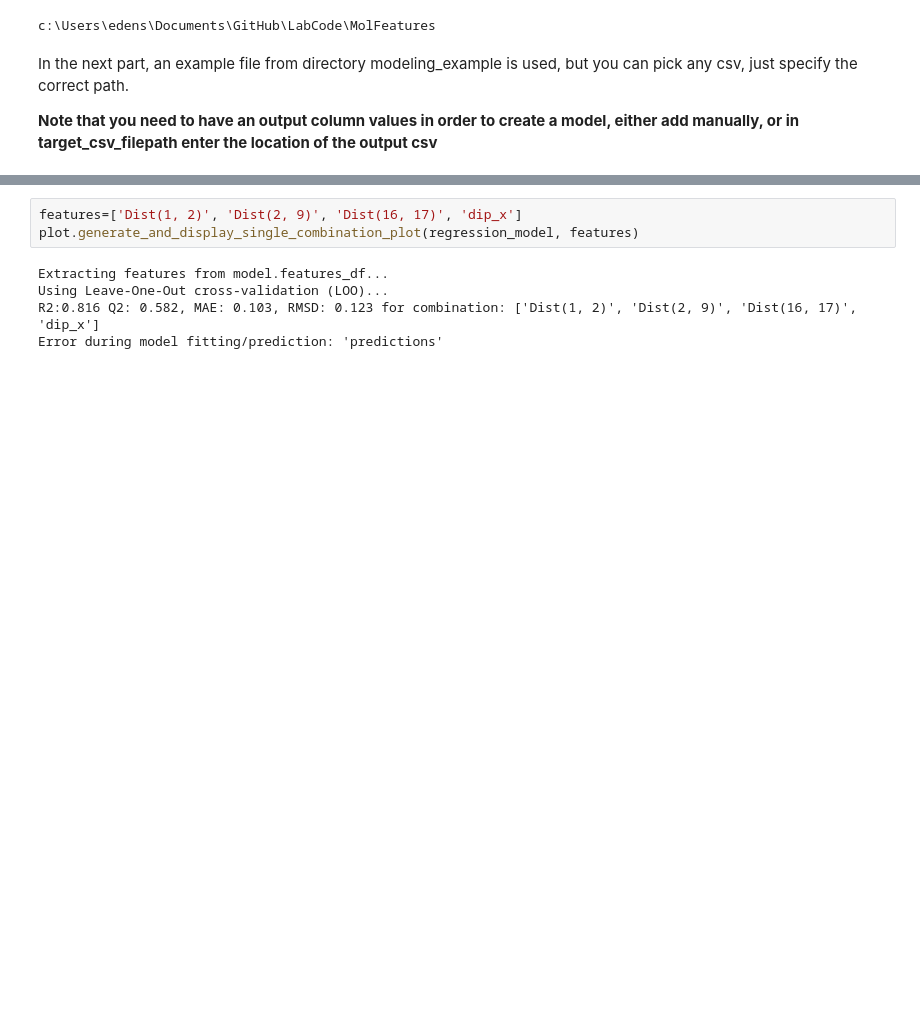
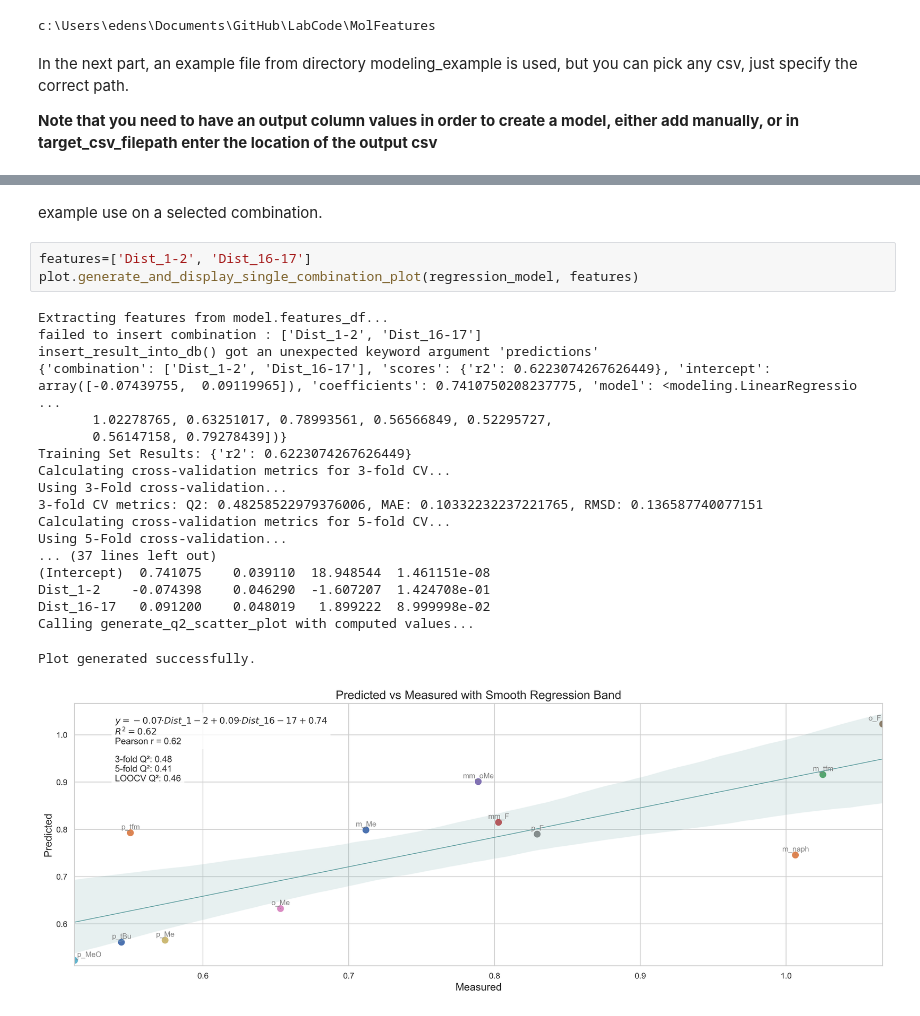
Before and after one commit to edenspec2/labcode_updated, a Jupyter notebook: MolFeatures/Practical_Notebook_Modeling.ipynb, the cells around one changed output, grey strips where cells are left out. Saved outputs shown, nothing was run; the diff lists cells and outputs as text; blank space fills up the shorter version.

```diff
--- a/MolFeatures/Practical_Notebook_Modeling.ipynb
+++ b/MolFeatures/Practical_Notebook_Modeling.ipynb
@@ -130,8 +118,25 @@ R2:0.750 Q2: 0.436, MAE: 0.101, RMSD: 0.143 for combination: ('cross', '-1-10-',
+# %% [markdown]
+example use on a selected combination.
 # %%
-features=['Dist(1, 2)', 'Dist(2, 9)', 'Dist(16, 17)', 'dip_x']
+features=['Dist_1-2', 'Dist_16-17']
 plot.generate_and_display_single_combination_plot(regression_model, features)
 # %% [output]
 Extracting features from model.features_df...
-Using Leave-One-Out cross-validation (LOO)...
-R2:0.816 Q2: 0.582, MAE: 0.103, RMSD: 0.123 for combination: ['Dist(1, 2)', 'Dist(2, 9)', 'Dist(16, 17)', 'dip_x']
-Error during model fitting/prediction: 'predictions'
+failed to insert combination : ['Dist_1-2', 'Dist_16-17']
+insert_result_into_db() got an unexpected keyword argument 'predictions'
+{'combination': ['Dist_1-2', 'Dist_16-17'], 'scores': {'r2': 0.6223074267626449}, 'intercept': array([-0.07439755,  0.09119965]), 'coefficients': 0.7410750208237775, 'model': <modeling.LinearRegressio ...
+       1.02278765, 0.63251017, 0.78993561, 0.56566849, 0.52295727,
+       0.56147158, 0.79278439])}
+Training Set Results: {'r2': 0.6223074267626449}
+Calculating cross-validation metrics for 3-fold CV...
+Using 3-Fold cross-validation...
+3-fold CV metrics: Q2: 0.48258522979376006, MAE: 0.10332232237221765, RMSD: 0.136587740077151
+Calculating cross-validation metrics for 5-fold CV...
+Using 5-Fold cross-validation...
+... (37 lines left out)
+(Intercept)  0.741075    0.039110  18.948544  1.461151e-08
+Dist_1-2    -0.074398    0.046290  -1.607207  1.424708e-01
+Dist_16-17   0.091200    0.048019   1.899222  8.999998e-02
+Calling generate_q2_scatter_plot with computed values...
+Plot generated successfully.
+[figure, added]
```
Also changed, not shown: parts of 3 cells of this notebook, 30 other files.
